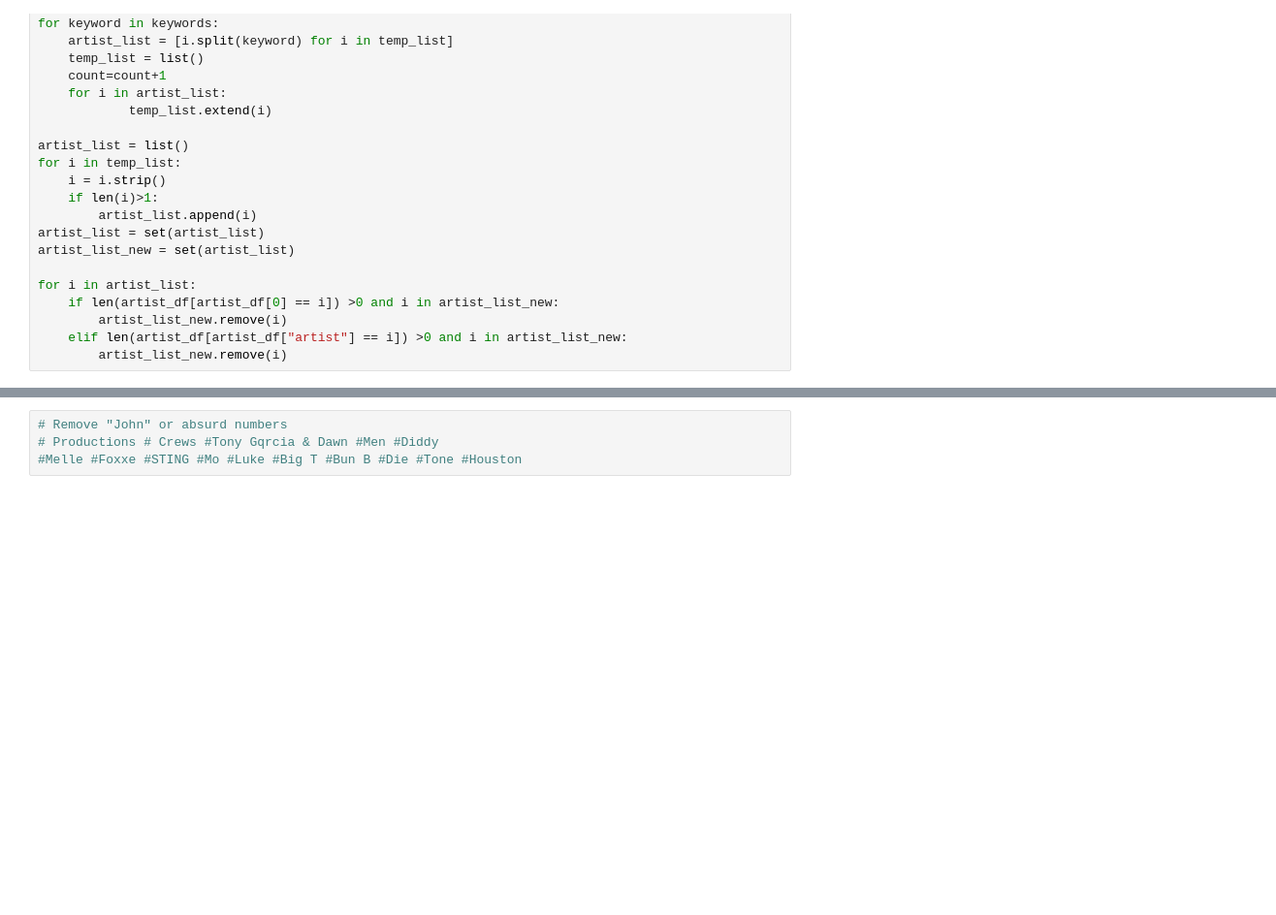
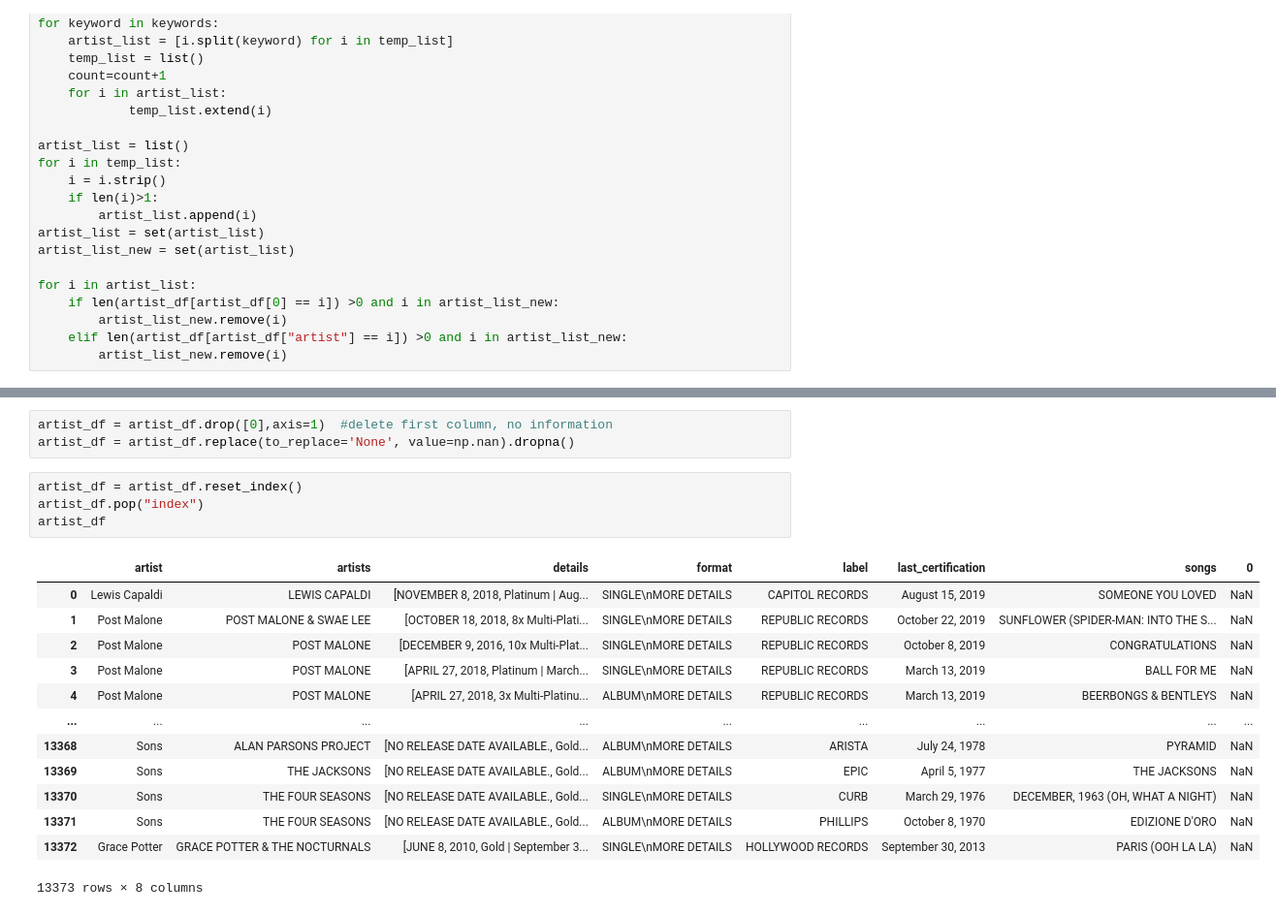
Before and after one commit to Weulass/Billboard-analytics, a Jupyter notebook: ScrapeRIAA.ipynb, the cells around one changed output, grey strips where cells are left out. Shown: that part at 97% size. Cells and saved outputs as stored; diff of their text form; blank space fills up the shorter version.

```diff
--- a/ScrapeRIAA.ipynb
+++ b/ScrapeRIAA.ipynb
@@ -190,4 +190,21 @@ with open('artist_df.pkl', 'wb') as f:
-# %%
-# Remove "John" or absurd numbers
-# Productions # Crews #Tony Gqrcia & Dawn #Men #Diddy
-#Melle #Foxxe #STING #Mo #Luke #Big T #Bun B #Die #Tone #Houston
+# %%
+artist_df = artist_df.drop([0],axis=1)  #delete first column, no information
+artist_df = artist_df.replace(to_replace='None', value=np.nan).dropna()
+# %%
+artist_df = artist_df.reset_index()
+artist_df.pop("index")
+artist_df
+# %% [output]
+|  | artist | artists | details | format | label | last_certification | songs | 0 |
+| 0 | Lewis Capaldi | LEWIS CAPALDI | [NOVEMBER 8, 2018, Platinum | Aug... | SINGLE\nMORE DETAILS | CAPITOL RECORDS | August 15, 2019 | SOMEONE YOU LOVED | NaN |
+| 1 | Post Malone | POST MALONE & SWAE LEE | [OCTOBER 18, 2018, 8x Multi-Plati... | SINGLE\nMORE DETAILS | REPUBLIC RECORDS | October 22, 2019 | SUNFLOWER (SPIDER-MAN: INTO THE S... | NaN |
+| 2 | Post Malone | POST MALONE | [DECEMBER 9, 2016, 10x Multi-Plat... | SINGLE\nMORE DETAILS | REPUBLIC RECORDS | October 8, 2019 | CONGRATULATIONS | NaN |
+| 3 | Post Malone | POST MALONE | [APRIL 27, 2018, Platinum | March... | SINGLE\nMORE DETAILS | REPUBLIC RECORDS | March 13, 2019 | BALL FOR ME | NaN |
+| 4 | Post Malone | POST MALONE | [APRIL 27, 2018, 3x Multi-Platinu... | ALBUM\nMORE DETAILS | REPUBLIC RECORDS | March 13, 2019 | BEERBONGS & BENTLEYS | NaN |
+| ... | ... | ... | ... | ... | ... | ... | ... | ... |
+| 13368 | Sons | ALAN PARSONS PROJECT | [NO RELEASE DATE AVAILABLE., Gold... | ALBUM\nMORE DETAILS | ARISTA | July 24, 1978 | PYRAMID | NaN |
+| 13369 | Sons | THE JACKSONS | [NO RELEASE DATE AVAILABLE., Gold... | ALBUM\nMORE DETAILS | EPIC | April 5, 1977 | THE JACKSONS | NaN |
+| 13370 | Sons | THE FOUR SEASONS | [NO RELEASE DATE AVAILABLE., Gold... | SINGLE\nMORE DETAILS | CURB | March 29, 1976 | DECEMBER, 1963 (OH, WHAT A NIGHT) | NaN |
+| 13371 | Sons | THE FOUR SEASONS | [NO RELEASE DATE AVAILABLE., Gold... | ALBUM\nMORE DETAILS | PHILLIPS | October 8, 1970 | EDIZIONE D'ORO | NaN |
+| 13372 | Grace Potter | GRACE POTTER & THE NOCTURNALS | [JUNE 8, 2010, Gold | September 3... | SINGLE\nMORE DETAILS | HOLLYWOOD RECORDS | September 30, 2013 | PARIS (OOH LA LA) | NaN |
+13373 rows × 8 columns
```
Also changed, not shown: parts of 10 cells of this notebook, 2 other files.
